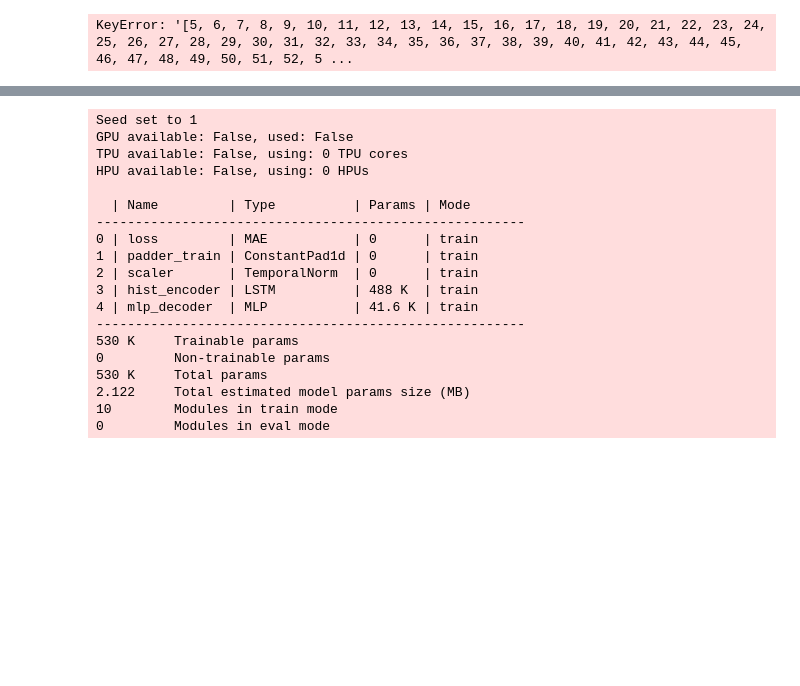
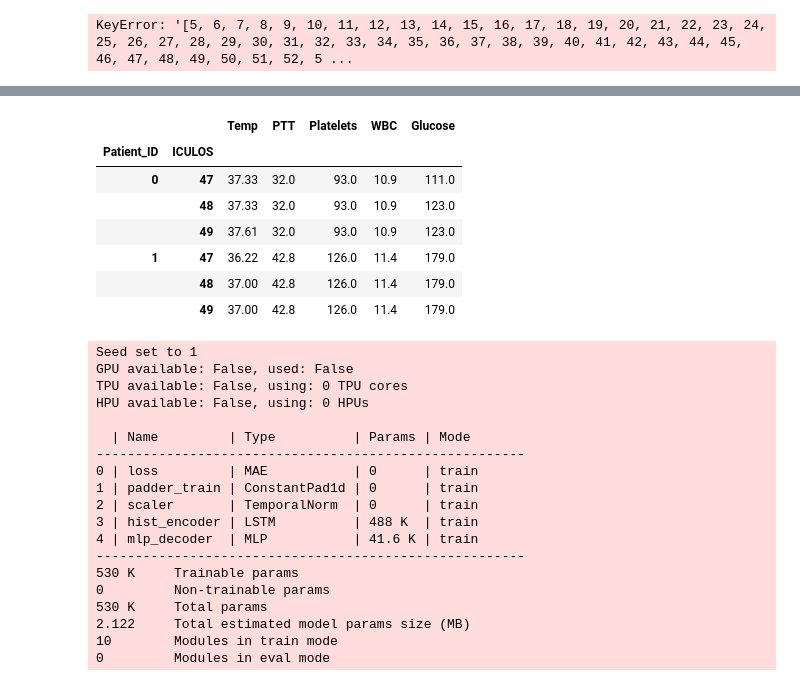
Before and after one commit to emsyoungg/sepsis_forecasting, a Jupyter notebook: LSTM/Main_LSTM.ipynb, the cells around one changed output, grey strips where cells are left out. Cells and saved outputs as stored; diff of their text form; code cells hidden in the pictures; blank space fills up the shorter version.

```diff
--- a/LSTM/Main_LSTM.ipynb
+++ b/LSTM/Main_LSTM.ipynb
@@ -257 +312,12 @@ Index(['HR', 'Temp', 'PTT', 'Platelets', 'WBC', 'Glucose'], dtype='object')
+# %%
+X_test
+# %% [output]
+|  |  | Temp | PTT | Platelets | WBC | Glucose |
+| Patient_ID | ICULOS |  |  |  |  |  |
+| 0 | 47 | 37.33 | 32.0 | 93.0 | 10.9 | 111.0 |
+|  | 48 | 37.33 | 32.0 | 93.0 | 10.9 | 123.0 |
+|  | 49 | 37.61 | 32.0 | 93.0 | 10.9 | 123.0 |
+| 1 | 47 | 36.22 | 42.8 | 126.0 | 11.4 | 179.0 |
+|  | 48 | 37.00 | 42.8 | 126.0 | 11.4 | 179.0 |
+|  | 49 | 37.00 | 42.8 | 126.0 | 11.4 | 179.0 |
 # %%
```
Also changed, not shown: parts of 13 cells of this notebook, 3 other files.
